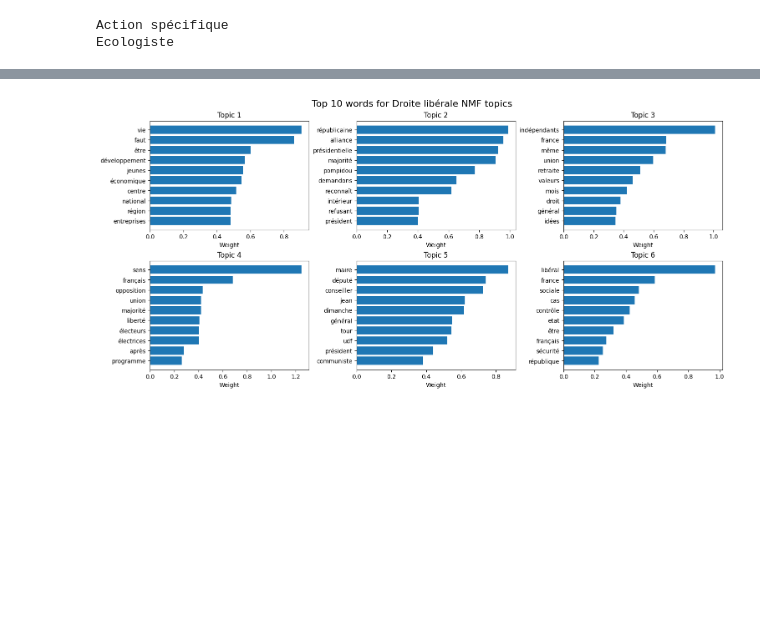
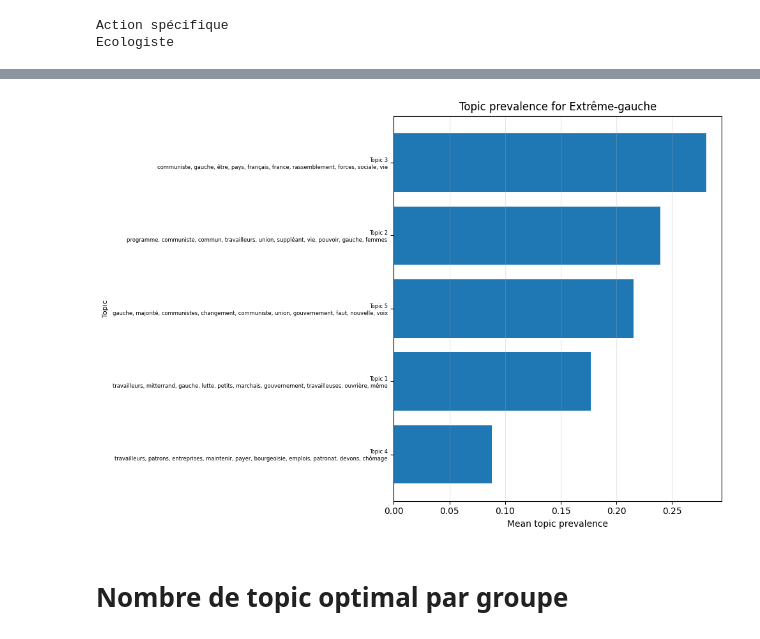
Before and after one commit to lecoqm/NLP, a Jupyter notebook: LDA.ipynb, the cells around one changed output, grey strips where cells are left out. Saved outputs shown, nothing was run; the diff lists cells and outputs as text; code cells hidden in the pictures; blank space fills up the shorter version.

Commit message:
LDA: topic importance

```diff
--- a/LDA.ipynb
+++ b/LDA.ipynb
@@ -23,7 +23,7 @@ df_train, df_test = train_test_split(df, test_size=0.2, train_size=0.8)
 # %% [markdown]
 ### Count Vectorizer
 # %%
-stopwords = [x.strip() for x in open('data/stop_words_copy.txt').readlines()]
+stopwords = [x.strip() for x in open('data/stop_words.txt').readlines()]
 vectorizer = CountVectorizer(max_features=200, max_df=0.95, min_df=2, stop_words=stopwords)
 vectorizer.fit(df_train['text'].to_list())
 df_train_counts = vectorizer.transform(df_train['text'])
@@ -58,7 +58,7 @@ vis.display(lda_viz)
 # %% [output]
 [interactive output not drawn]
 # %%
-#modèles pour chaque groupes
+# modèles pour chaque groupes
 dict = {}
 for groupe in df['groupe'].unique():
     print(groupe)
@@ -66,7 +66,7 @@ for groupe in df['groupe'].unique():
     vectorizer_groupe = CountVectorizer(max_features=200, max_df=0.95, min_df=2, stop_words=stopwords)
     vectorizer_groupe.fit(df_groupe['text'].to_list())
     df_groupe_counts = vectorizer_groupe.transform(df_groupe['text'])
-    lda_groupe = LDA(n_components=6 , max_iter=30, random_state=0)
+    lda_groupe = LDA(n_components=5 , max_iter=30, random_state=0)
     lda_groupe.fit(df_groupe_counts)
     dict[groupe] = (vectorizer_groupe, lda_groupe)
 # %% [output]
@@ -249,4 +166,0 @@ def plot_nmf_topics(group, nb_mots=10, n_cols=3):
-# %%
-plot_nmf_topics("Droite libérale", nb_mots=10)
-# %% [output]
-[figure, removed]
@@ -252,0 +204,37 @@ plot_nmf_topics("Droite libérale", nb_mots=10)
+# %%
+def plot_topic_prevalence_for_group(group, data):
+    plot_data = data[data["groupe"] == group].copy()
+
+    if plot_data.empty:
+        print(f"No data found for group: {group}")
+        return
+
+    plot_data = plot_data.sort_values("prevalence", ascending=True)
+
+    labels = [
+        f"{row['topic']}\n{row['top_words']}"
+        for _, row in plot_data.iterrows()
+    ]
+
+    plt.figure(figsize=(10, 7))
+
+    plt.barh(
+        labels,
+        plot_data["prevalence"]
+    )
+
+    # Reduce font size of topic labels
+    plt.yticks(fontsize=6)
+
+    plt.title(f"Topic prevalence for {group}", fontsize=12)
+    plt.xlabel("Mean topic prevalence", fontsize=10)
+    plt.ylabel("Topic", fontsize=8)
+    plt.grid(axis="x", alpha=0.3)
+    plt.tight_layout()
+    plt.show()
+# %%
+plot_topic_prevalence_for_group("Extrême-gauche", topic_prevalence_df)
+# %% [output]
+[figure, added]
+# %% [markdown]
+# Nombre de topic optimal par groupe
```
Also changed, not shown: parts of 5 cells of this notebook, 1 other file.
